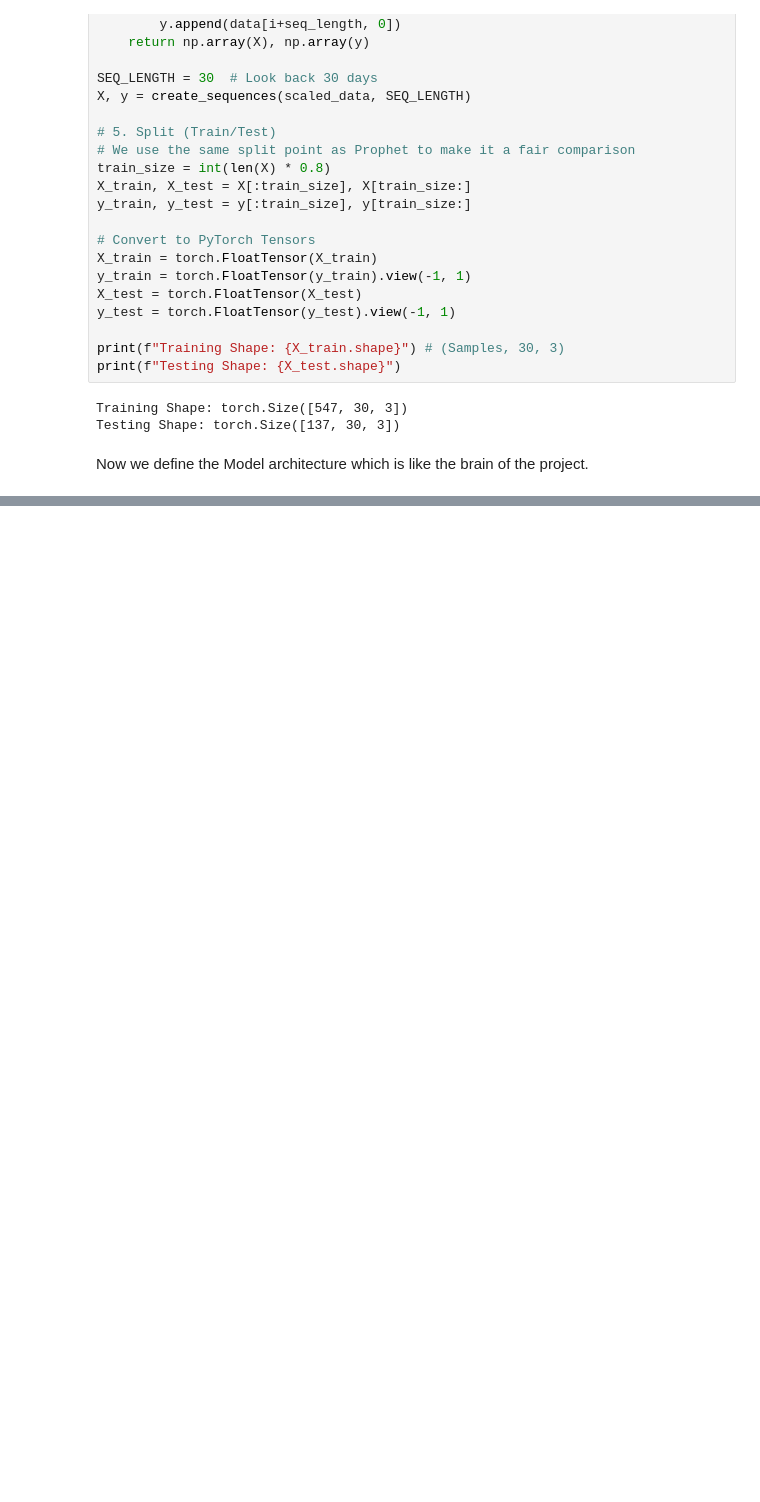
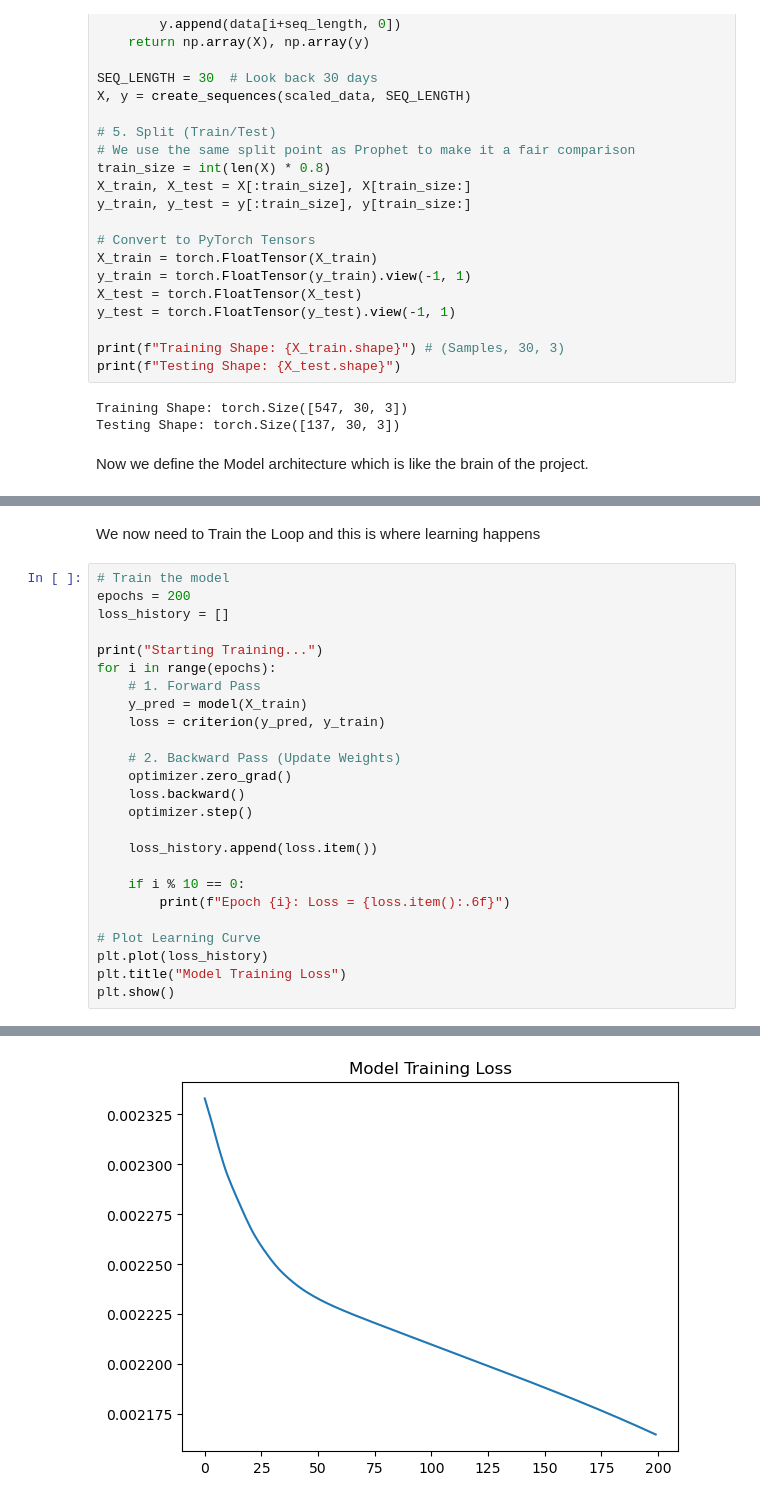
Before and after one commit to sultanjacob/Ecommerce-demand-forecasting-Project, a Jupyter notebook: notebooks/05_Modeling_LSTM.ipynb, the cells around one changed output, grey strips where cells are left out. Cells and saved outputs as stored; diff of their text form; blank space fills up the shorter version.

Commit message:
Update 05_Modeling_LSTM.ipynb
Training the model

```diff
--- a/notebooks/05_Modeling_LSTM.ipynb
+++ b/notebooks/05_Modeling_LSTM.ipynb
@@ -98,0 +104,28 @@ print(model)
+# %% [markdown]
+We now need to Train the Loop and this is where learning happens
+# %%
+# Train the model
+epochs = 200
+loss_history = []
+
+print("Starting Training...")
+for i in range(epochs):
+    # 1. Forward Pass
+    y_pred = model(X_train)
+    loss = criterion(y_pred, y_train)
+
+    # 2. Backward Pass (Update Weights)
+    optimizer.zero_grad()
+    loss.backward()
+    optimizer.step()
+
+    loss_history.append(loss.item())
+
+    if i % 10 == 0:
+        print(f"Epoch {i}: Loss = {loss.item():.6f}")
+
+# Plot Learning Curve
+plt.plot(loss_history)
+plt.title("Model Training Loss")
+plt.show()
+# %% [output]
@@ -98,0 +149 @@ print(model)
+[figure, added]
```
Also changed, not shown: parts of 2 cells of this notebook.
